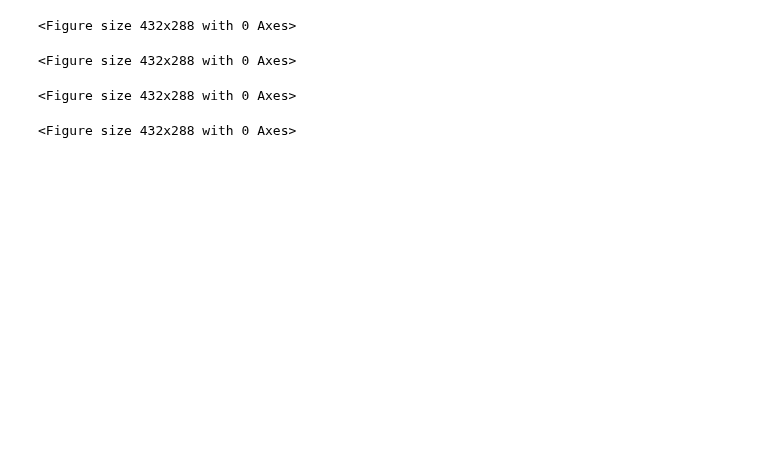
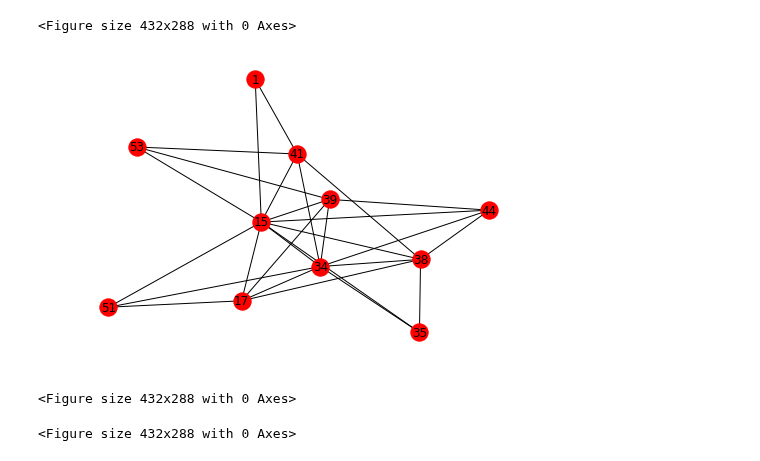
Before and after one commit to amshoo/python, a Jupyter notebook: graph_vislz.ipynb, the cells around one changed output. Drawn from its saved outputs; the diff is of its cells as text; code cells hidden in the pictures; blank space fills up the shorter version.

```diff
--- a/graph_vislz.ipynb
+++ b/graph_vislz.ipynb
@@ -11,7 +11,7 @@ import Selection_Algorithm
 import Constraint_Coefficient
 # %%
 #G = nx.karate_club_graph()
-fh=open("DataSet/Power.txt", 'rb')
+fh=open("DataSet/dolphins.txt", 'rb')
 H= nx.read_weighted_edgelist(fh,nodetype=int, encoding='utf-8')
 fh.close()
 #H = nx.convert_node_labels_to_integers(G, first_label=0, ordering="default", label_attribute = None)
@@ -108,12 +108,12 @@ plt.show()
 # %%
 plt.clf()
 #H = G.remove_node(0)
 #G.remove_edge(Selection_Algorithm.subgraph_of(33).edges())
-#nx.draw(subgraph_of(4345), with_labels = True)
+nx.draw(subgraph_of(15), with_labels = True)
 plt.show()
 #plt.savefig("out.png")
 # %% [output]
-<Figure size 432x288 with 0 Axes>
+[figure, added]
 # %%
 plt.clf()
 #H = G.remove_node(0)
```
Also changed, not shown: parts of 1 cell of this notebook, 10 other files.
